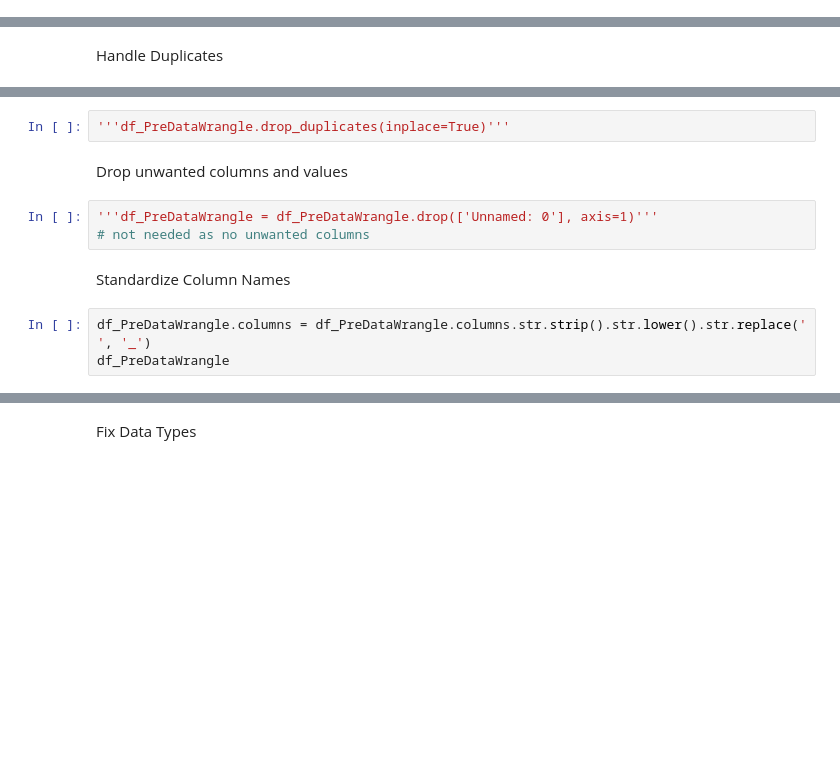
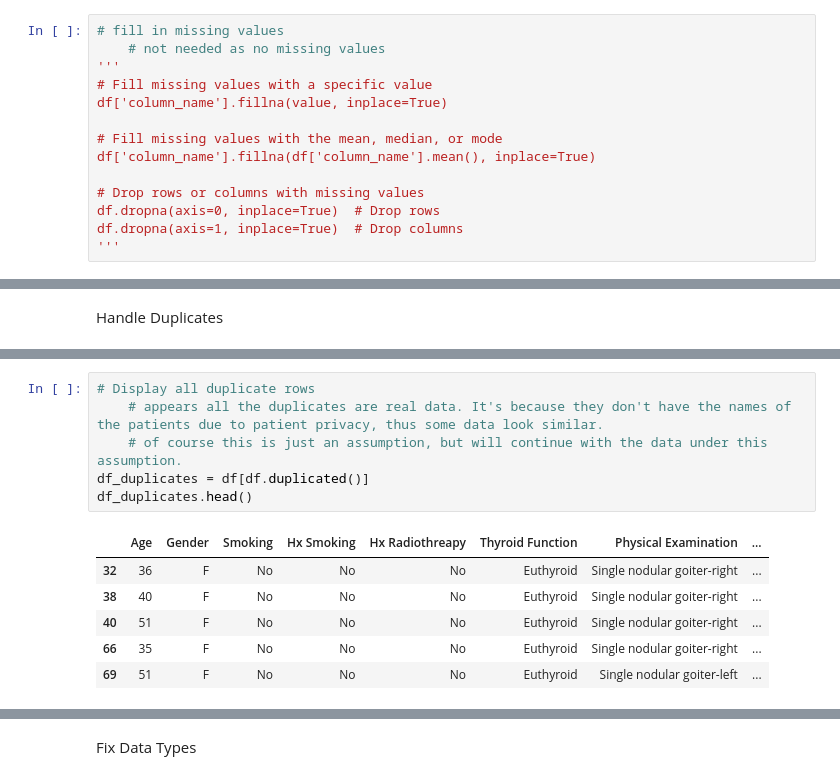
Before and after one commit to madmaxtoastflytiger/CaptStone2-Thyroid-Disease, a Jupyter notebook: Thyroid_DataWraggling.ipynb, the cells around one changed output, grey strips where cells are left out. Drawn from its saved outputs; the diff is of its cells as text; blank space fills up the shorter version.

```diff
--- a/Thyroid_DataWraggling.ipynb
+++ b/Thyroid_DataWraggling.ipynb
@@ -162,0 +135,14 @@ df_PreDataWrangle['column_name'].fillna(df_PreDataWrangle['column_name'].mean(),
+# %%
+# fill in missing values
+    # not needed as no missing values
+'''
+# Fill missing values with a specific value
+df['column_name'].fillna(value, inplace=True)
+
+# Fill missing values with the mean, median, or mode
+df['column_name'].fillna(df['column_name'].mean(), inplace=True)
+
+# Drop rows or columns with missing values
+df.dropna(axis=0, inplace=True)  # Drop rows
+df.dropna(axis=1, inplace=True)  # Drop columns
+'''
@@ -167,12 +158,13 @@ Handle Duplicates
-# %%
-'''df_PreDataWrangle.drop_duplicates(inplace=True)'''
-# %% [markdown]
-Drop unwanted columns and values
-# %%
-'''df_PreDataWrangle = df_PreDataWrangle.drop(['Unnamed: 0'], axis=1)'''
-# not needed as no unwanted columns
-# %% [markdown]
-Standardize Column Names
-# %%
-df_PreDataWrangle.columns = df_PreDataWrangle.columns.str.strip().str.lower().str.replace(' ', '_')
-df_PreDataWrangle
+# %%
+# Display all duplicate rows
+    # appears all the duplicates are real data. It's because they don't have the names of the patients due to patient privacy, thus some data look similar.
+    # of course this is just an assumption, but will continue with the data under this assumption.
+df_duplicates = df[df.duplicated()]
+df_duplicates.head()
+# %% [output]
+|  | Age | Gender | Smoking | Hx Smoking | Hx Radiothreapy | Thyroid Function | Physical Examination | ... |
+| 32 | 36 | F | No | No | No | Euthyroid | Single nodular goiter-right | ... |
+| 38 | 40 | F | No | No | No | Euthyroid | Single nodular goiter-right | ... |
+| 40 | 51 | F | No | No | No | Euthyroid | Single nodular goiter-right | ... |
+| 66 | 35 | F | No | No | No | Euthyroid | Single nodular goiter-right | ... |
+| 69 | 51 | F | No | No | No | Euthyroid | Single nodular goiter-left | ... |
```
Also changed, not shown: parts of 46 cells of this notebook.
